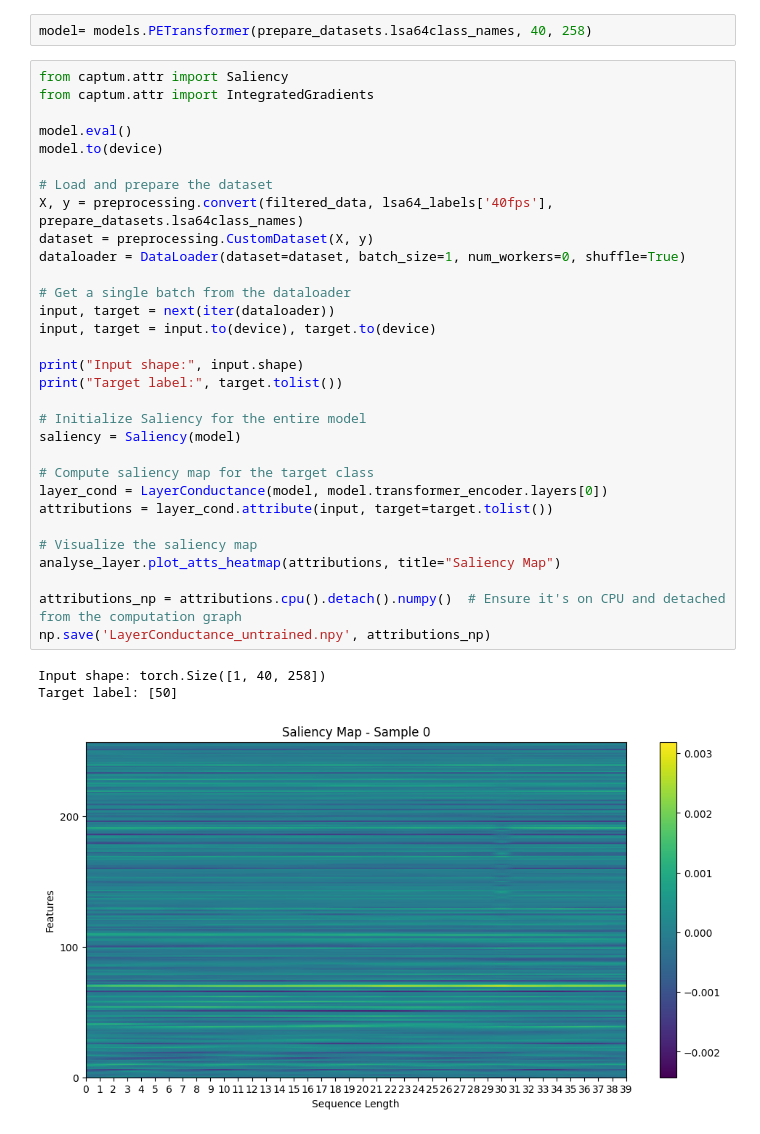
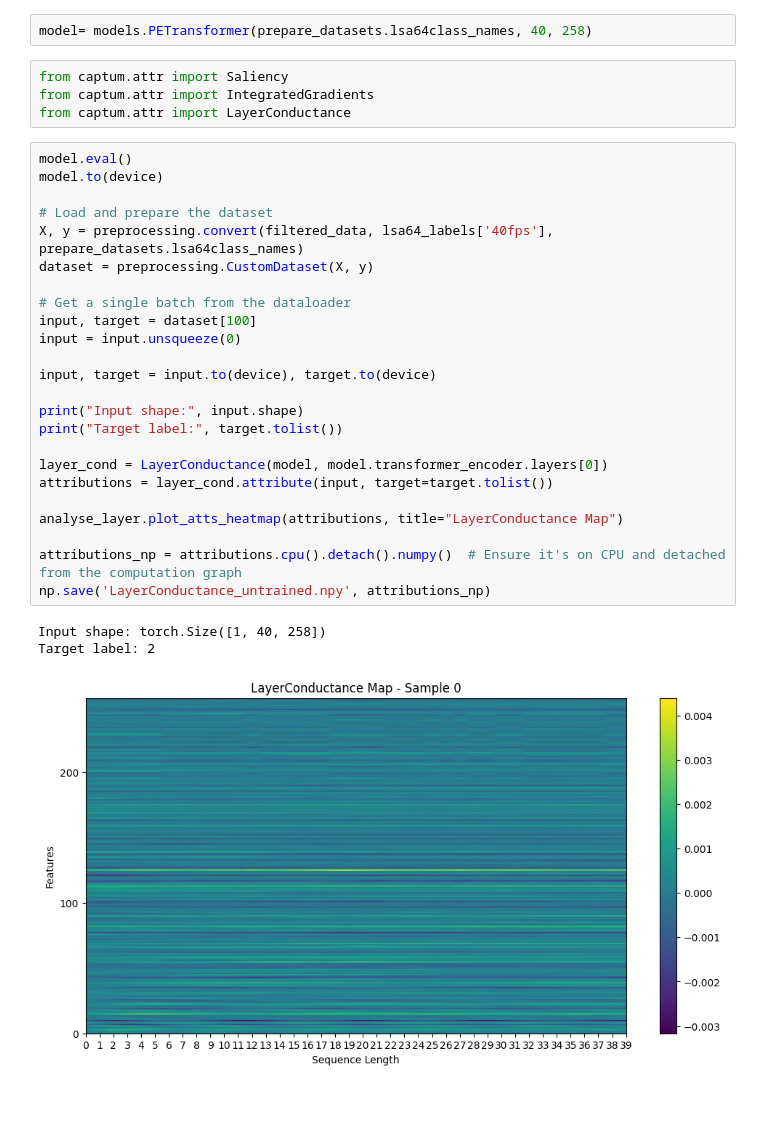
Before and after one commit to SadeghAllahverdi/SignLanguage-project, a Jupyter notebook: SignLanguageProject/notebooks/experiment_lsa64.ipynb, the cells around one changed output. Cells and saved outputs as stored; diff of their text form; blank space fills up the shorter version.

```diff
--- a/SignLanguageProject/notebooks/experiment_lsa64.ipynb
+++ b/SignLanguageProject/notebooks/experiment_lsa64.ipynb
@@ -416,38 +302,35 @@ train_loader = DataLoader(train_dataset, batch_size=128, shuffle=True)
 test_loader = DataLoader(test_dataset, batch_size=128, shuffle=False)
 # %%
 model= models.PETransformer(prepare_datasets.lsa64class_names, 40, 258)
+# %%
+from captum.attr import Saliency
+from captum.attr import IntegratedGradients
+from captum.attr import LayerConductance
 # %%
-from captum.attr import Saliency
-from captum.attr import IntegratedGradients
-
 model.eval()
 model.to(device)
 
 # Load and prepare the dataset
 X, y = preprocessing.convert(filtered_data, lsa64_labels['40fps'], prepare_datasets.lsa64class_names)
 dataset = preprocessing.CustomDataset(X, y)
-dataloader = DataLoader(dataset=dataset, batch_size=1, num_workers=0, shuffle=True)
 
 # Get a single batch from the dataloader
-input, target = next(iter(dataloader))
+input, target = dataset[100]
+input = input.unsqueeze(0)
+
 input, target = input.to(device), target.to(device)
 
 print("Input shape:", input.shape)
 print("Target label:", target.tolist())
 
-# Initialize Saliency for the entire model
-saliency = Saliency(model)
-
-# Compute saliency map for the target class
 layer_cond = LayerConductance(model, model.transformer_encoder.layers[0])
 attributions = layer_cond.attribute(input, target=target.tolist())
 
-# Visualize the saliency map
-analyse_layer.plot_atts_heatmap(attributions, title="Saliency Map")
+analyse_layer.plot_atts_heatmap(attributions, title="LayerConductance Map")
 
 attributions_np = attributions.cpu().detach().numpy()  # Ensure it's on CPU and detached from the computation graph
 np.save('LayerConductance_untrained.npy', attributions_np)
 # %% [output]
 Input shape: torch.Size([1, 40, 258])
-Target label: [50]
+Target label: 2
-[figure, old version]
+[figure, new version]
```
Also changed, not shown: parts of 15 cells of this notebook.
